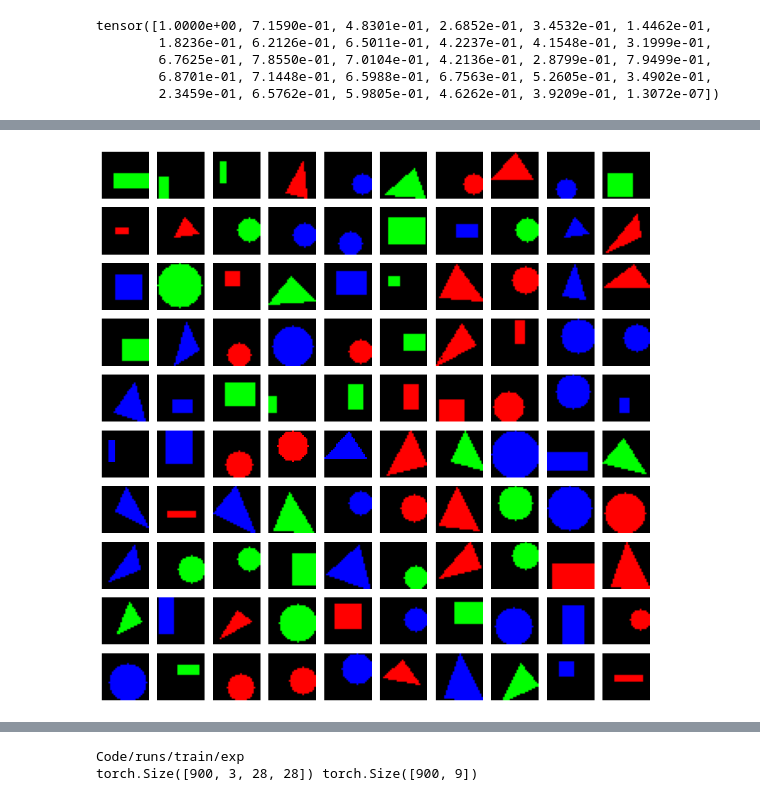
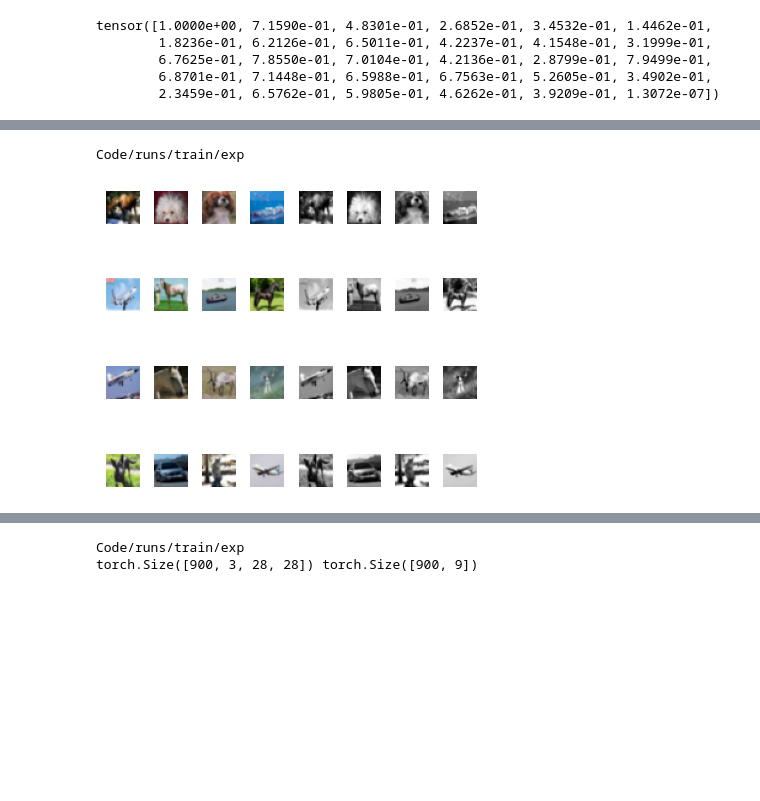
Before and after one commit to Cobra30621/RGB_SFM_V2, a Jupyter notebook: free_research.ipynb, the cells around one changed output, grey strips where cells are left out. Drawn from its saved outputs; the diff is of its cells as text; code cells hidden in the pictures; blank space fills up the shorter version.

```diff
--- a/free_research.ipynb
+++ b/free_research.ipynb
@@ -254,28 +240,61 @@ for pixel, count in pixel_counts.items():
+# %%
+ from PIL import Image
+import torch
+import torchvision
+import random
+import torch.nn.functional as F
+import numpy as np
+
+from torchsummary import summary
+from torch import nn
+
+from config import *
+from utils import *
+from models.SFMCNN import SFMCNN
+from models.RGB_SFMCNN import RGB_SFMCNN
+from models.RGB_SFMCNN_V2 import RGB_SFMCNN_V2
+from dataloader import get_dataloader
+
+import matplotlib
+
+train_dataloader, test_dataloader = get_dataloader(dataset=config['dataset'], root=config['root'] + '/data/',
+                                                       batch_size=config['batch_size'],
+                                                       input_size=config['input_shape'])
+# %% [output]
+Code/runs/train/exp
 # %%
 import torch
 import matplotlib.pyplot as plt
+%matplotlib inline
 
 images, labels = torch.tensor([]), torch.tensor([])
-for batch in test_dataloader:
+for batch in train_dataloader:
     imgs, lbls = batch
     images = torch.cat((images, imgs))
     labels = torch.cat((labels, lbls))
 
+
 # 設定顯示的圖片數量
-num_images = min(100, images.size(0))  # 最多顯示100張圖片
-grid_size = 10  # 10x10的網格
+num_images = min(16, images.size(0))  # 最多顯示100張圖片
+grid_size = 4  # 10x10的網格
 
 # 創建一個10x10的子圖
-fig, axes = plt.subplots(grid_size, grid_size, figsize=(10, 10))
+fig, axes = plt.subplots(grid_size, grid_size * 2, figsize=(grid_size, grid_size))  # 兩列
 
 for i in range(grid_size):
     for j in range(grid_size):
         index = i * grid_size + j
         if index < num_images:
+            # 顯示彩色圖片
             axes[i, j].imshow(images[index].permute(1, 2, 0))  # 調整維度以適應imshow
-        axes[i, j].axis('off')  # 不顯示坐標軸
+            axes[i, j].axis('off')  # 不顯示坐標軸
+
+            # 顯示黑白圖片
+            gray_image = images[index].mean(dim=0)  # 將彩色圖片轉換為黑白
+            axes[i, j + grid_size].imshow(gray_image, cmap='gray')  # 使用灰度顏色映射
+            axes[i, j + grid_size].axis('off')  # 不顯示坐標軸
 
 plt.tight_layout()
 plt.show()
 # %% [output]
-[figure, old version]
+[figure, new version]
```
Also changed, not shown: parts of 4 cells of this notebook, 12 other files.
